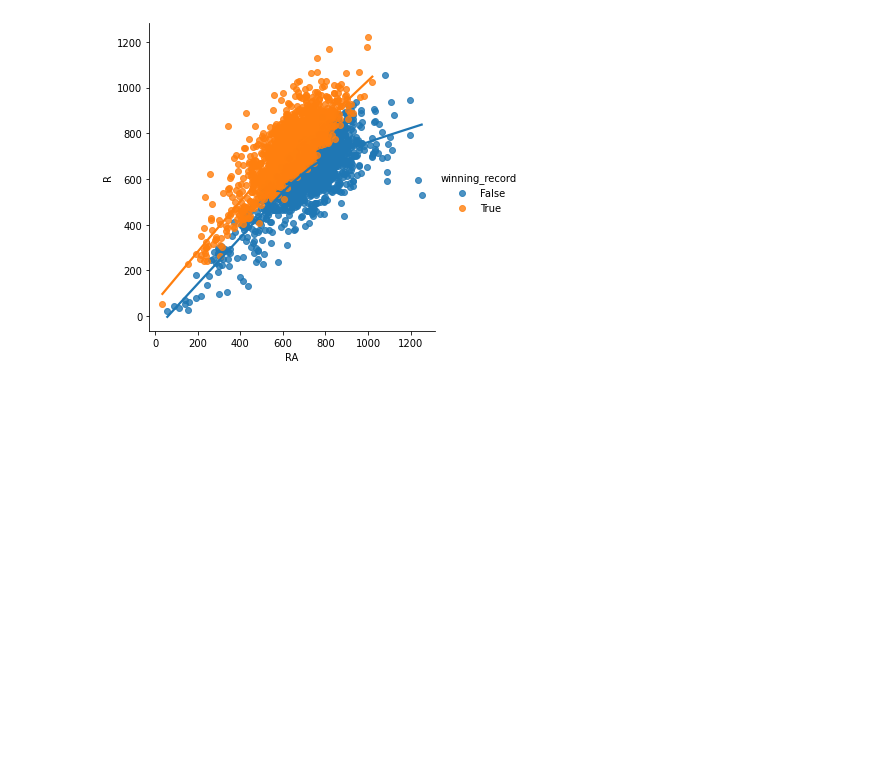
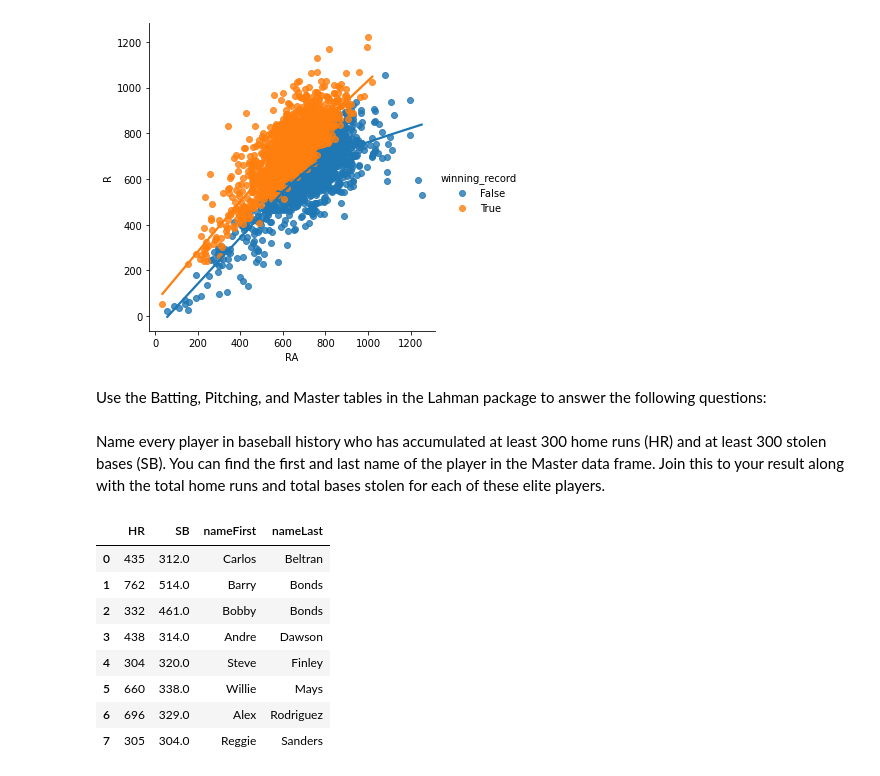
Before and after one commit to lwehausen/Python, a Jupyter notebook: Lahman_data_analysis.ipynb, the cells around one changed output. Drawn from its saved outputs; the diff is of its cells as text; code cells hidden in the pictures; blank space fills up the shorter version.

```diff
--- a/Lahman_data_analysis.ipynb
+++ b/Lahman_data_analysis.ipynb
@@ -136,3 +146,31 @@ sns.lmplot(x = "RA", y = "R", hue = "winning_record", data = Teams, lowess = Tru
 # %% [output]
 <seaborn.axisgrid.FacetGrid at 0x...>
 [figure]
+# %% [markdown]
+Use the Batting, Pitching, and Master tables in the Lahman package to
+answer the following questions:
+# %% [markdown]
+Name every player in baseball history who has accumulated at least 300 home runs (HR) and at least 300 stolen bases (SB).
+You can find the first and last name of the player in the Master data
+frame. Join this to your result along with the total home runs and
+total bases stolen for each of these elite players.
+# %%
+#Group by playerID, then sum HR and SB for each playerID.
+batting2 = Batting.groupby(["playerID"])["HR", "SB"].sum()
+
+#Find every playerID that has >= 300 HR & >= 300 SB.
+batting3 = batting2.loc[(batting2["HR"] > 299) & (batting2["SB"] > 299)]
+
+#Merge batting3 with People df to get names of players from their playerID
+merg = pd.merge(People, batting3, on = "playerID", how = "inner")
+merg.loc[:,["HR", "SB", "nameFirst", "nameLast"]]
+# %% [output]
+|  | HR | SB | nameFirst | nameLast |
+| 0 | 435 | 312.0 | Carlos | Beltran |
+| 1 | 762 | 514.0 | Barry | Bonds |
+| 2 | 332 | 461.0 | Bobby | Bonds |
+| 3 | 438 | 314.0 | Andre | Dawson |
+| 4 | 304 | 320.0 | Steve | Finley |
+| 5 | 660 | 338.0 | Willie | Mays |
+| 6 | 696 | 329.0 | Alex | Rodriguez |
+| 7 | 305 | 304.0 | Reggie | Sanders |
```
Also changed, not shown: parts of 11 cells of this notebook.
